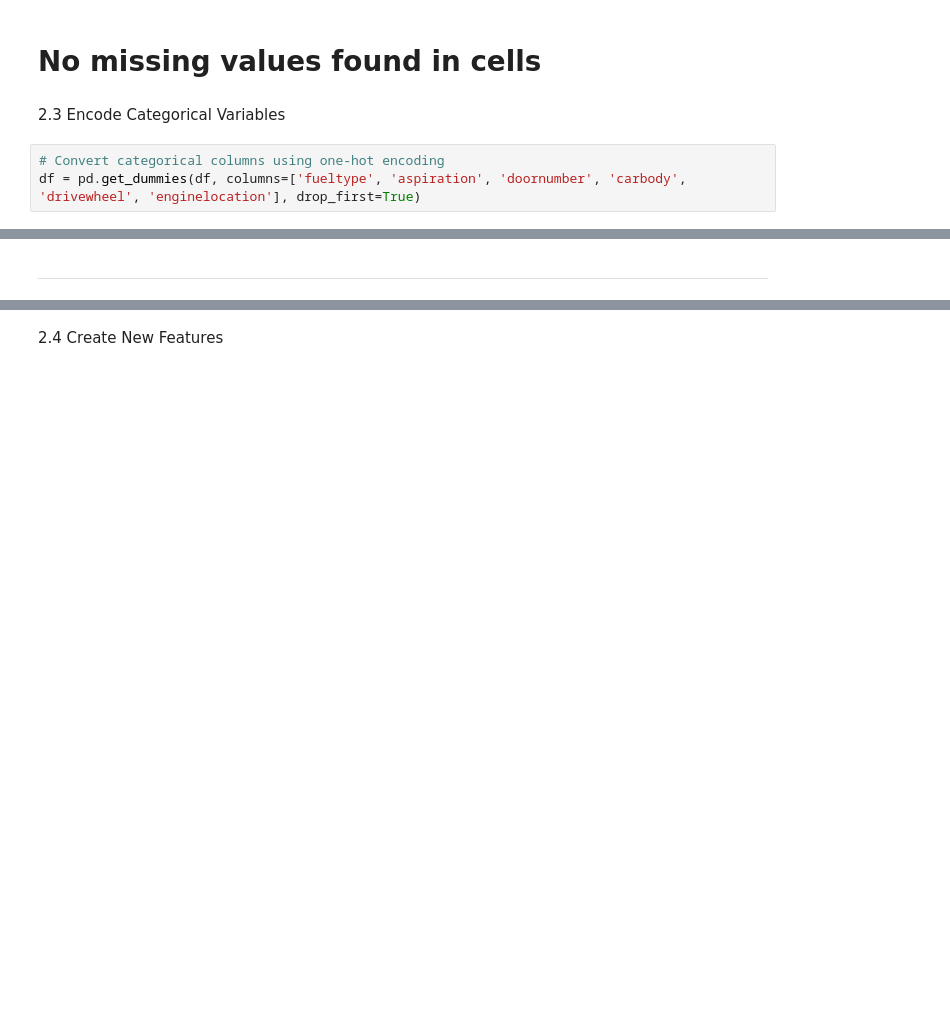
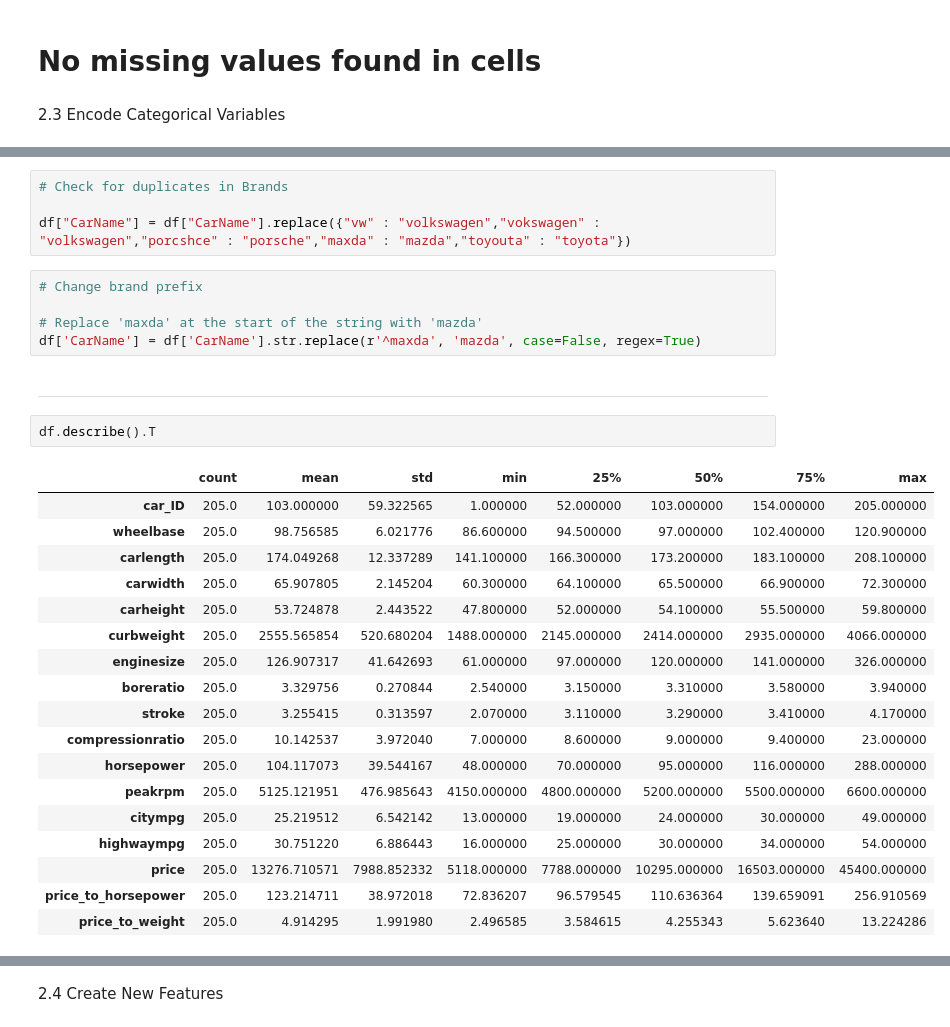
Before and after one commit to Betram-91/Hackathon-Car-Price-Analysis, a Jupyter notebook: jupyter_notebooks/Notebook_Template.ipynb, the cells around one changed output, grey strips where cells are left out. Cells and saved outputs as stored; diff of their text form; blank space fills up the shorter version.

```diff
--- a/jupyter_notebooks/Notebook_Template.ipynb
+++ b/jupyter_notebooks/Notebook_Template.ipynb
@@ -120,6 +140,3 @@ memory usage: 41.8+ KB
 # No missing  values found in cells
 # %% [markdown]
 2.3 Encode Categorical Variables
-# %%
-# Convert categorical columns using one-hot encoding
-df = pd.get_dummies(df, columns=['fueltype', 'aspiration', 'doornumber', 'carbody', 'drivewheel', 'enginelocation'], drop_first=True)
@@ -126,2 +198,32 @@ df = pd.get_dummies(df, columns=['fueltype', 'aspiration', 'doornumber', 'carbod
+# %%
+# Check for duplicates in Brands
+
+df["CarName"] = df["CarName"].replace({"vw" : "volkswagen","vokswagen" : "volkswagen","porcshce" : "porsche","maxda" : "mazda","toyouta" : "toyota"})
+# %%
+# Change brand prefix
+
+# Replace 'maxda' at the start of the string with 'mazda'
+df['CarName'] = df['CarName'].str.replace(r'^maxda', 'mazda', case=False, regex=True)
 # %% [markdown]
 ---
+# %%
+df.describe().T
+# %% [output]
+|  | count | mean | std | min | 25% | 50% | 75% | max |
+| car_ID | 205.0 | 103.000000 | 59.322565 | 1.000000 | 52.000000 | 103.000000 | 154.000000 | 205.000000 |
+| wheelbase | 205.0 | 98.756585 | 6.021776 | 86.600000 | 94.500000 | 97.000000 | 102.400000 | 120.900000 |
+| carlength | 205.0 | 174.049268 | 12.337289 | 141.100000 | 166.300000 | 173.200000 | 183.100000 | 208.100000 |
+| carwidth | 205.0 | 65.907805 | 2.145204 | 60.300000 | 64.100000 | 65.500000 | 66.900000 | 72.300000 |
+| carheight | 205.0 | 53.724878 | 2.443522 | 47.800000 | 52.000000 | 54.100000 | 55.500000 | 59.800000 |
+| curbweight | 205.0 | 2555.565854 | 520.680204 | 1488.000000 | 2145.000000 | 2414.000000 | 2935.000000 | 4066.000000 |
+| enginesize | 205.0 | 126.907317 | 41.642693 | 61.000000 | 97.000000 | 120.000000 | 141.000000 | 326.000000 |
+| boreratio | 205.0 | 3.329756 | 0.270844 | 2.540000 | 3.150000 | 3.310000 | 3.580000 | 3.940000 |
+| stroke | 205.0 | 3.255415 | 0.313597 | 2.070000 | 3.110000 | 3.290000 | 3.410000 | 4.170000 |
+| compressionratio | 205.0 | 10.142537 | 3.972040 | 7.000000 | 8.600000 | 9.000000 | 9.400000 | 23.000000 |
+| horsepower | 205.0 | 104.117073 | 39.544167 | 48.000000 | 70.000000 | 95.000000 | 116.000000 | 288.000000 |
+| peakrpm | 205.0 | 5125.121951 | 476.985643 | 4150.000000 | 4800.000000 | 5200.000000 | 5500.000000 | 6600.000000 |
+| citympg | 205.0 | 25.219512 | 6.542142 | 13.000000 | 19.000000 | 24.000000 | 30.000000 | 49.000000 |
+| highwaympg | 205.0 | 30.751220 | 6.886443 | 16.000000 | 25.000000 | 30.000000 | 34.000000 | 54.000000 |
+| price | 205.0 | 13276.710571 | 7988.852332 | 5118.000000 | 7788.000000 | 10295.000000 | 16503.000000 | 45400.000000 |
+| price_to_horsepower | 205.0 | 123.214711 | 38.972018 | 72.836207 | 96.579545 | 110.636364 | 139.659091 | 256.910569 |
+| price_to_weight | 205.0 | 4.914295 | 1.991980 | 2.496585 | 3.584615 | 4.255343 | 5.623640 | 13.224286 |
```
Also changed, not shown: parts of 43 cells of this notebook, 1 other file.
